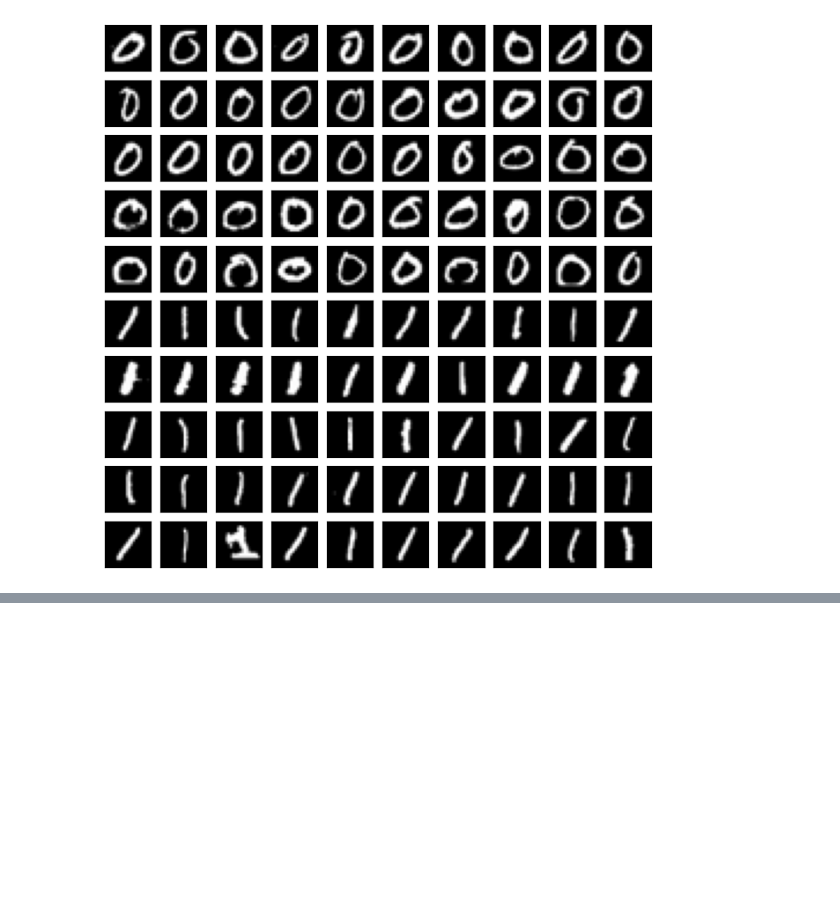
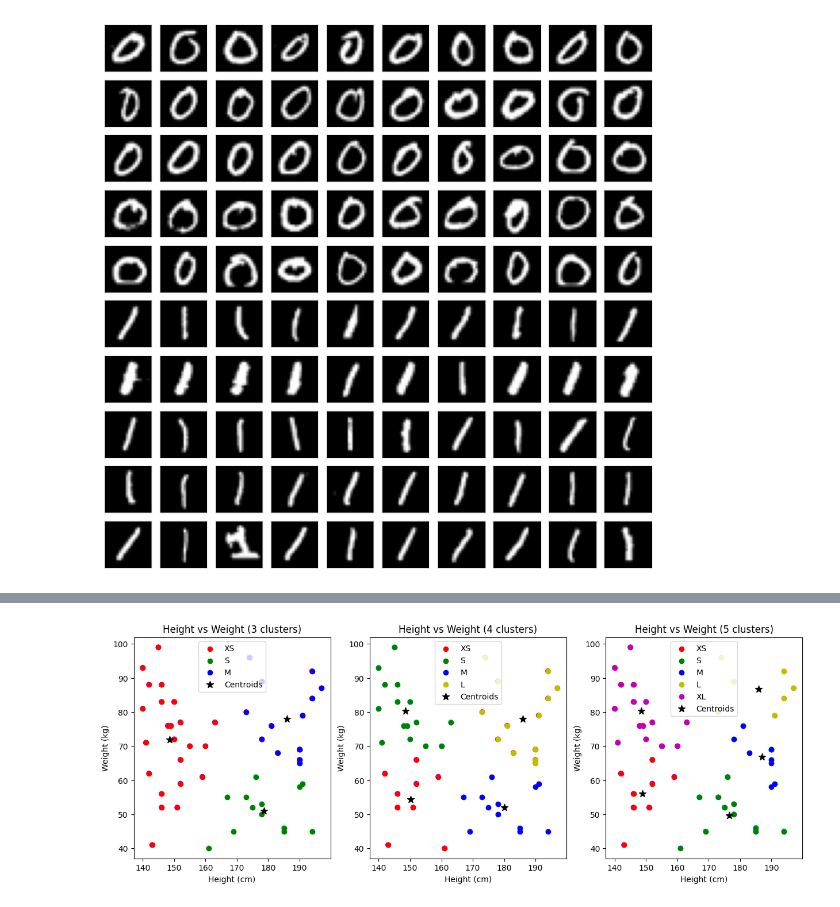
Before and after one commit to AlrIsmail/robotics_fundamentals, a Jupyter notebook: opencv_ml.ipynb, the cells around one changed output, grey strips where cells are left out. Cells and saved outputs as stored; diff of their text form; code cells hidden in the pictures; blank space fills up the shorter version.

Commit message:
doc: opencv understanding k-means clustering

```diff
--- a/opencv_ml.ipynb
+++ b/opencv_ml.ipynb
@@ -399,0 +442,28 @@ Accuracy is 93.80%
+# %%
+import cv2 as cv
+
+Z = np.vstack((height, weight)).astype(np.float32).T
+
+# define criteria and apply kmeans()
+criteria = (cv.TERM_CRITERIA_EPS + cv.TERM_CRITERIA_MAX_ITER, 10, 1.0)
+
+fig, axs = plt.subplots(1, 3, figsize=(15, 5))
+
+for i, k in enumerate([3, 4, 5]):
+    # k clusters
+    ret, label, center = cv.kmeans(Z, k, None, criteria, 10, cv.KMEANS_RANDOM_CENTERS)
+    clusters = [Z[label.ravel() == j] for j in range(k)]
+    colors = ['r', 'g', 'b', 'y', 'm']
+    sizes = ['XS', 'S', 'M', 'L', 'XL']
+    axs[i].scatter(Z[:, 0], Z[:, 1], c=label.ravel(), cmap='rainbow')
+    for j in range(k):
+        axs[i].scatter(clusters[j][:, 0], clusters[j][:, 1], c=colors[j], label=f'{sizes[j]}')
+    axs[i].scatter(center[:, 0], center[:, 1], s=80, c='k', marker='*', label='Centroids')
+    axs[i].set_xlabel('Height (cm)')
+    axs[i].set_ylabel('Weight (kg)')
+    axs[i].set_title(f'Height vs Weight ({k} clusters)')
+    axs[i].legend()
+
+plt.show()
+# %% [output]
+[figure, added]
```
Also changed, not shown: parts of 4 cells of this notebook.
